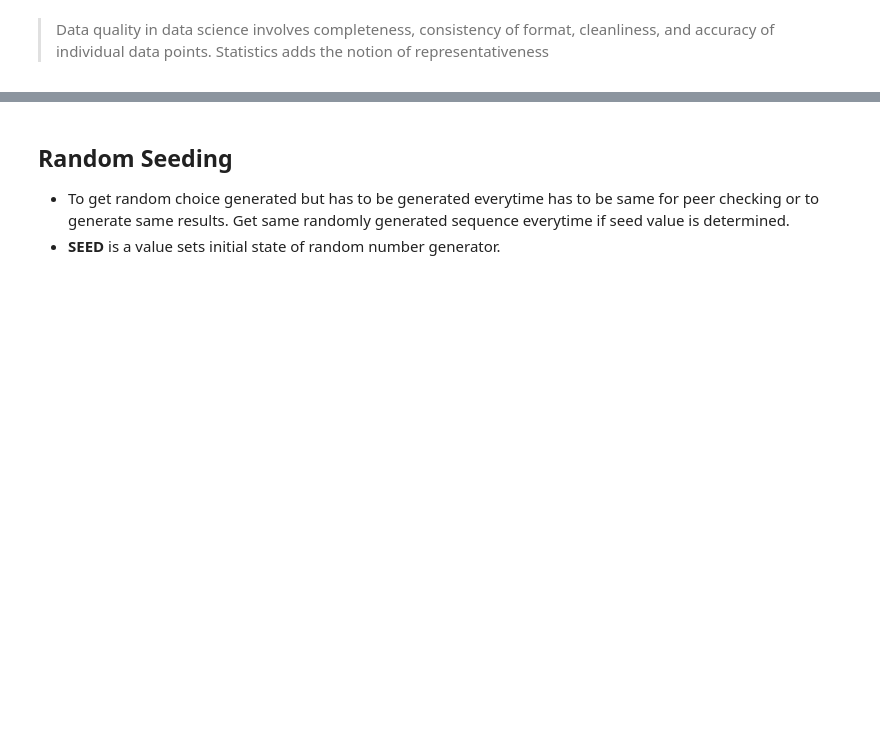
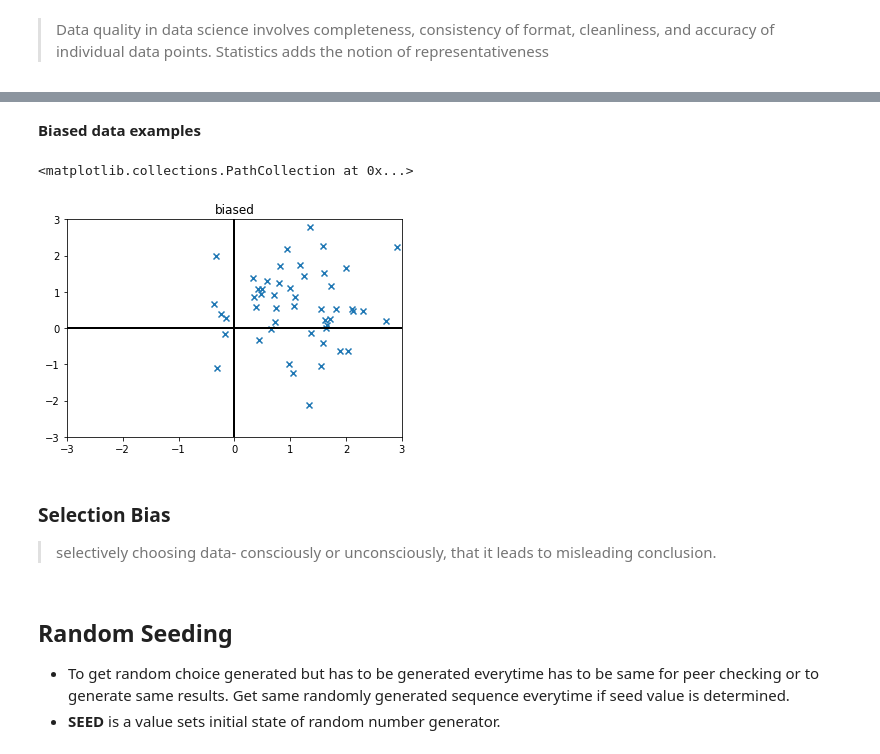
Before and after one commit to NishantBaheti/MachineLearningExploration, a Jupyter notebook: PracticalStatistics/Distributions.ipynb, the cells around one changed output, grey strips where cells are left out. Drawn from its saved outputs; the diff is of its cells as text; code cells hidden in the pictures; blank space fills up the shorter version.

```diff
--- a/PracticalStatistics/Distributions.ipynb
+++ b/PracticalStatistics/Distributions.ipynb
@@ -54,3 +75,21 @@ A sample that misrepresents the population.
+# %% [markdown]
+**Biased data examples**
+# %%
+biased_data = np.random.normal(size=(50,2)) + 0.7
+
+plt.xlim(-3,3)
+plt.ylim(-3,3)
+plt.axhline(0,color='k',lw=2)
+plt.axvline(0,color='k',lw=2)
+plt.title("biased")
+plt.scatter(biased_data[...,0],biased_data[...,1],marker='x')
+# %% [output]
+<matplotlib.collections.PathCollection at 0x...>
+[figure, added]
+# %% [markdown]
+### Selection Bias
+
+> selectively choosing data- consciously or unconsciously, that it leads to misleading conclusion.
 # %% [markdown]
 ## Random Seeding
 
```
Also changed, not shown: parts of 6 cells of this notebook.
